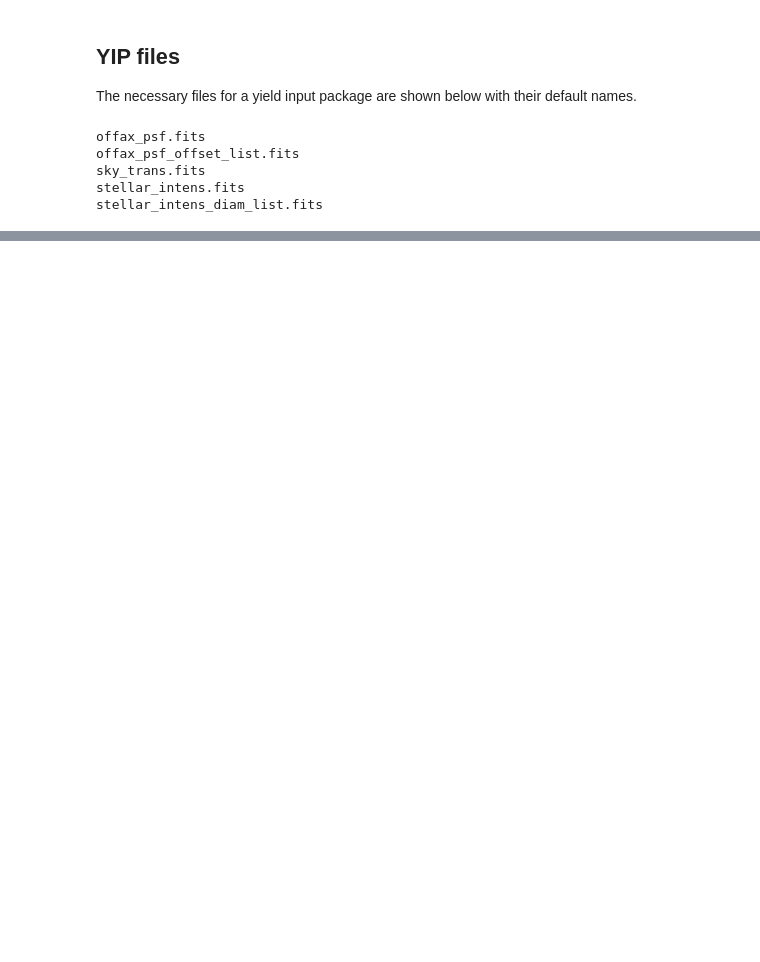
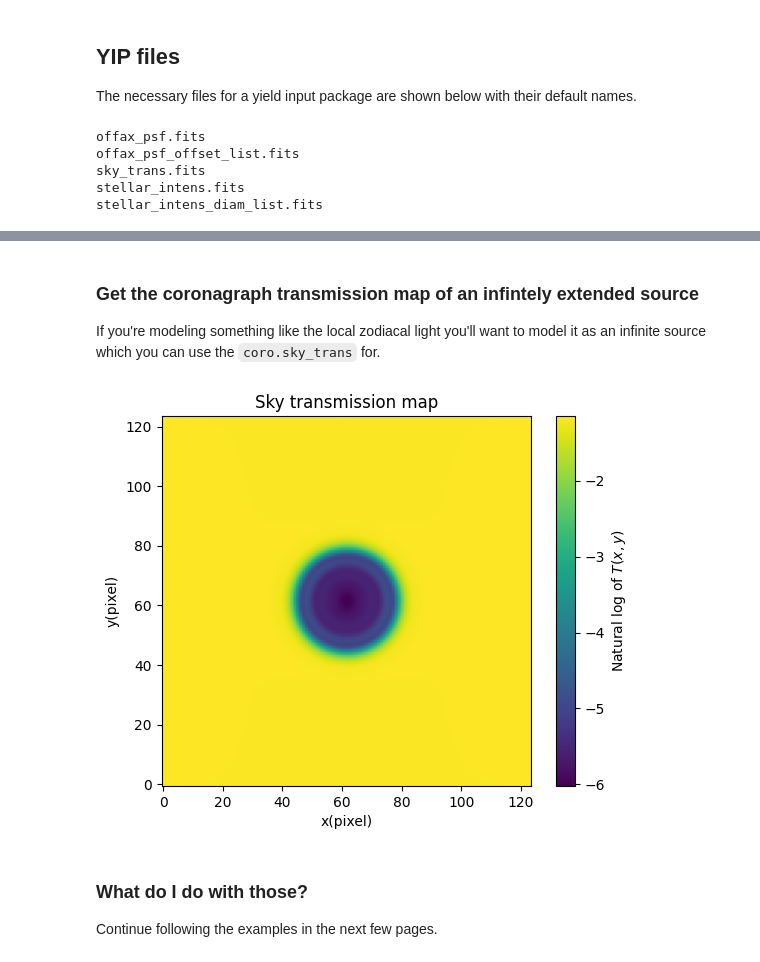
Before and after one commit to CoreySpohn/yippy, a Jupyter notebook: docs/examples/Basics.ipynb, the cells around one changed output, grey strips where cells are left out. Drawn from its saved outputs; the diff is of its cells as text; code cells hidden in the pictures; blank space fills up the shorter version.

```diff
--- a/docs/examples/Basics.ipynb
+++ b/docs/examples/Basics.ipynb
@@ -144,0 +104,20 @@ Ok, it isn't an exact match because the offsets in the YIP were not spaced linea
+# %% [markdown]
+### Get the coronagraph transmission map of an infintely extended source
+If you're modeling something like the local zodiacal light you'll want to model it as an infinite source which you can use the `coro.sky_trans` for.
+# %%
+import numpy as np
+diam = 0.5 * lod
+
+zodi_psf = coro.sky_trans()
+
+plt.imshow(np.log(zodi_psf), origin='lower')
+plt.xlabel("x(pixel)")
+plt.ylabel("y(pixel)")
+plt.title(f"Sky transmission map")
+plt.colorbar(label="Natural log of $T(x,y)$")
+plt.show()
+# %% [output]
+[figure, added]
+# %% [markdown]
+### What do I do with those?
+Continue following the examples in the next few pages.
```
Also changed, not shown: parts of 23 cells of this notebook, 5 other files.
